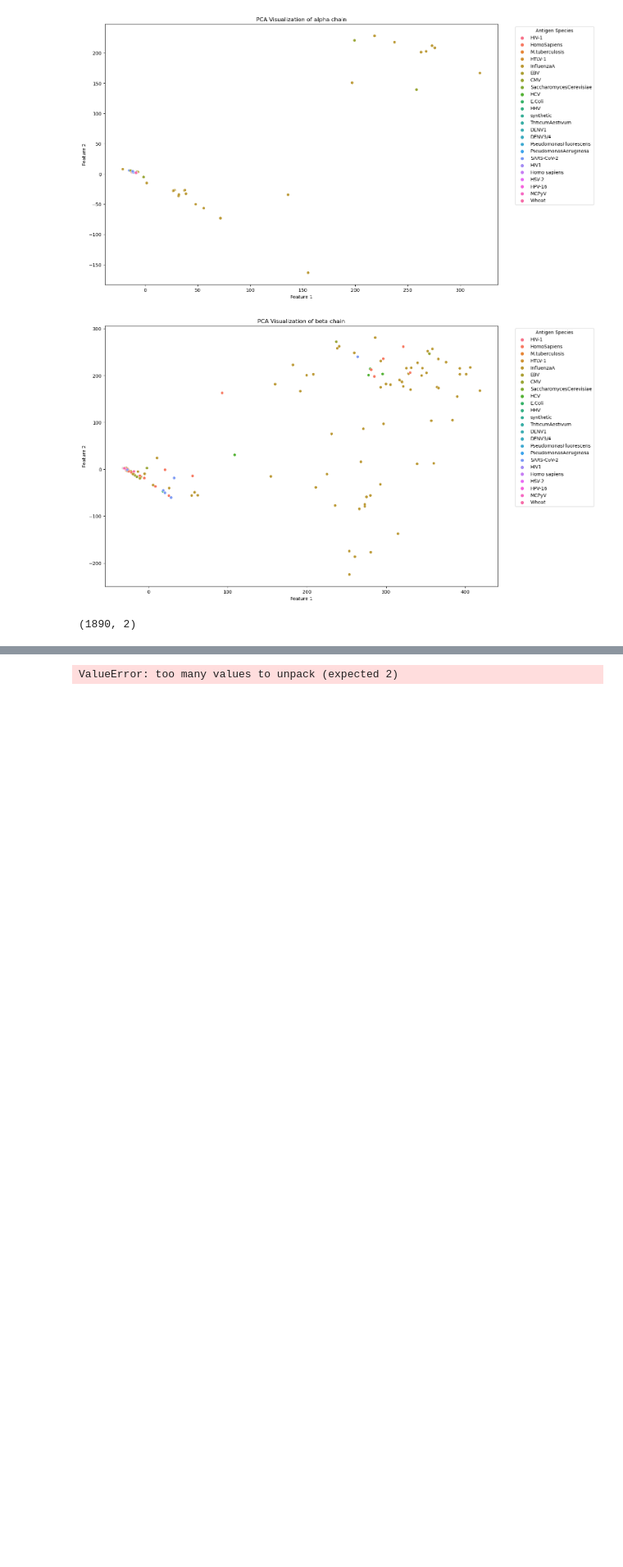
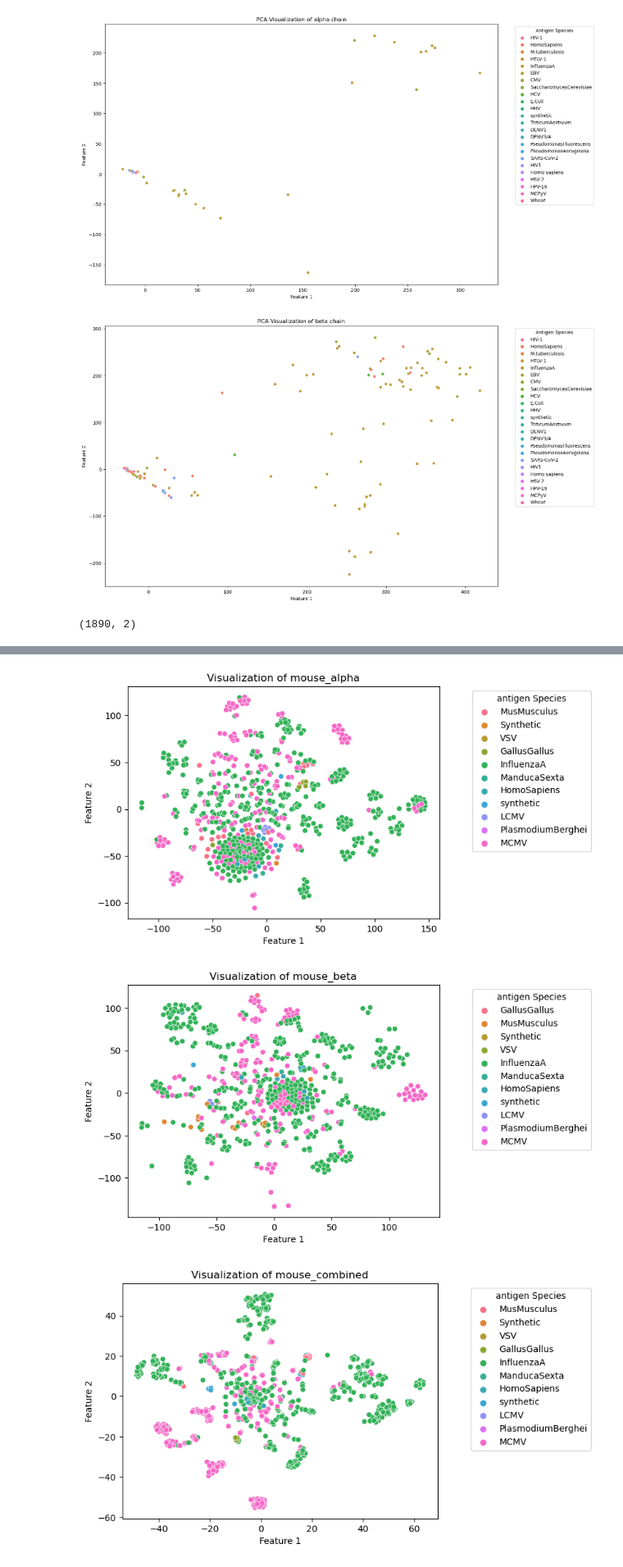
Before and after one commit to UoB-DSMP-2023-24/dsmp-2024-group-7, a Jupyter notebook: Mini Project.ipynb, the cells around one changed output, grey strips where cells are left out. Shown at 82% size. Saved outputs shown, nothing was run; the diff lists cells and outputs as text; code cells hidden in the pictures; blank space fills up the shorter version.

Commit message:
repair the error of plot_graph function

```diff
--- a/Mini Project.ipynb
+++ b/Mini Project.ipynb
@@ -561,0 +529,3 @@ No 'count' column provided; count column set to 1
+# %%
+homo_alpha_matrix,homo_beta_matrix,homo_combined_matrix,df_homo_combined = get_matrix(df_homo_alpha,df_homo_beta,'human')
+mouse_alpha_matrix,mouse_beta_matrix,mouse_combined_matrix,df_mouse_combined= get_matrix(df_mouse_alpha,df_mouse_beta,'mouse')
@@ -927,23 +935,26 @@ mouse_list =[[mouse_alpha,df_mouse_alpha],[mouse_beta,df_mouse_beta],[mouse_comb
-# %%
-def plot_graph(data_list):
-    for matrix, df in data_list:
-        # Create a new figure and axis
-        fig, ax = plt.subplots()
-        # Plot t-SNE visualization
-        sns.scatterplot(x=matrix[:, 0], y=matrix[:, 1], hue=df['antigen.species'], ax=ax)
-
-        # Set labels and title
-        ax.set_xlabel('Feature 1')
-        ax.set_ylabel('Feature 2')
-        ax.set_title('Visualization of',data)
-
-        # Set legend
-        ax.legend(loc='upper right', bbox_to_anchor=(1.25, 1), title=legend_title)
-
-        # Show the plot
-        plt.show()
-# %%
-plot_graph(homo_list)
-plot_graph(mouse_list)
-# %% [output]
-ValueError: too many values to unpack (expected 2)
+# %%
+def plot_graph(data,df,chain):
+
+        # Create a new figure and axis
+        fig, ax = plt.subplots()
+        # Plot t-SNE visualization
+        sns.scatterplot(x=data[:, 0], y=data[:, 1], hue=df['antigen.species'], ax=ax)
+
+        # Set labels and title
+        ax.set_xlabel('Feature 1')
+        ax.set_ylabel('Feature 2')
+        ax.set_title(f'Visualization of {chain}')
+
+        # Set legend
+        ax.legend(loc='upper right', bbox_to_anchor=(1.5, 1), title='Antigen Species')
+
+        # Show the plot
+        plt.show()
+# %%
+plot_graph(mouse_alpha,df_mouse_alpha,'mouse_alpha')
+plot_graph(mouse_beta,df_mouse_beta,'mouse_beta')
+plot_graph(mouse_combined,df_mouse_combined,'mouse_combined')
+# %% [output]
+[figure, added]
+[figure, added]
+[figure, added]
```
Also changed, not shown: parts of 48 cells of this notebook.
